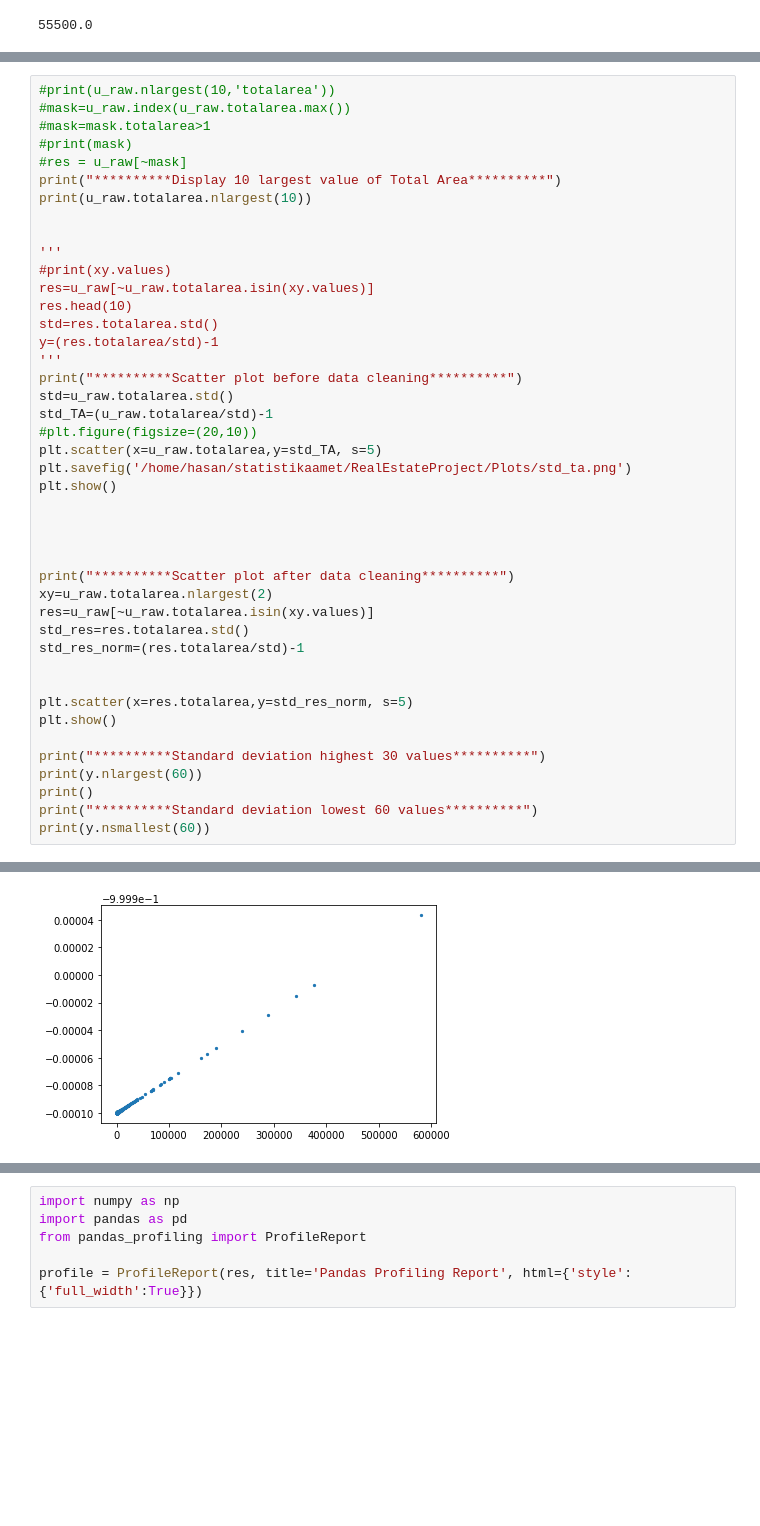
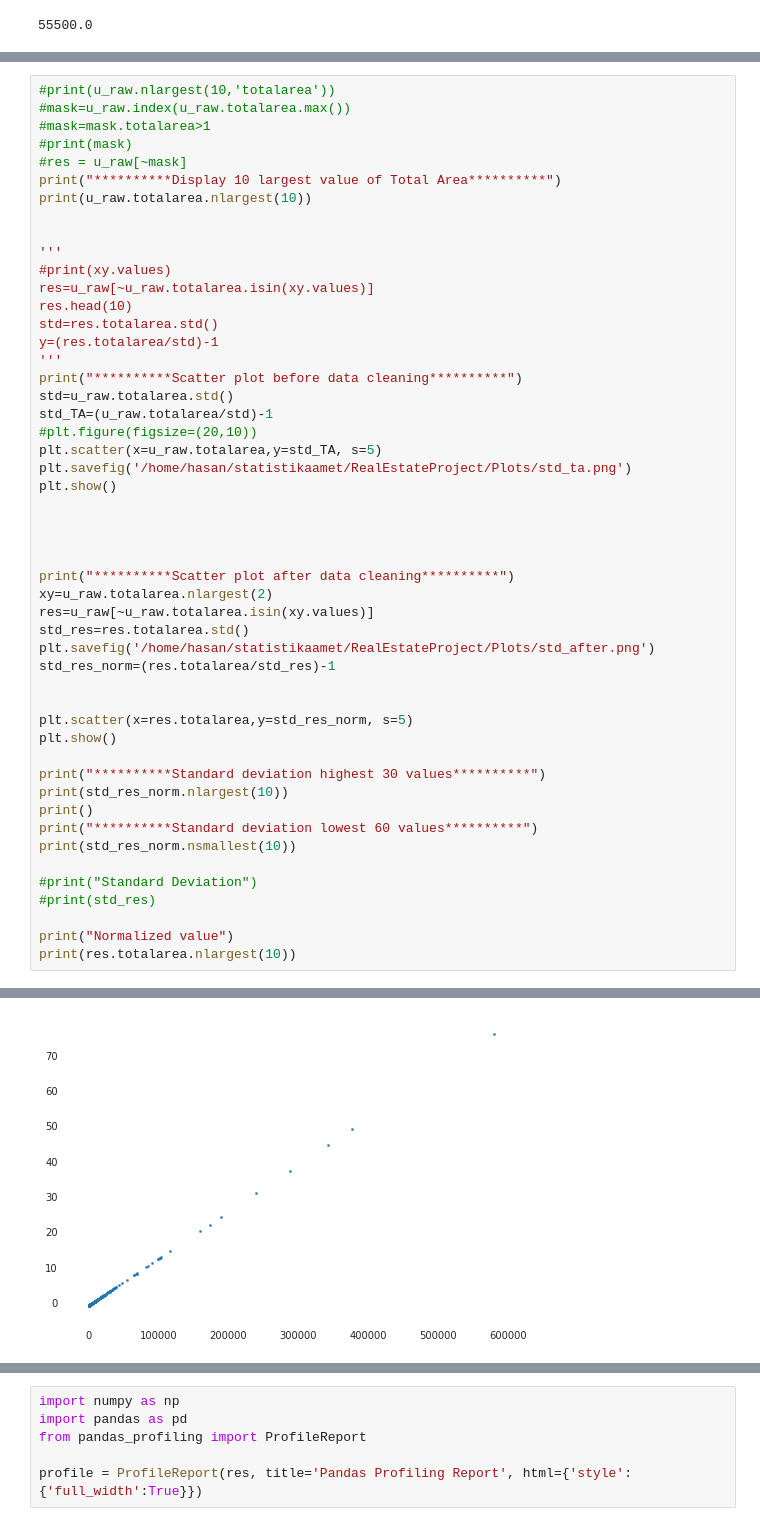
Before and after one commit to hasantanvir79/RealEstateProject, a Jupyter notebook: Exploratory Data Analysis and Data Cleaning.ipynb, the cells around one changed output, grey strips where cells are left out. Drawn from its saved outputs; the diff is of its cells as text; blank space fills up the shorter version.

```diff
--- a/Exploratory Data Analysis and Data Cleaning.ipynb
+++ b/Exploratory Data Analysis and Data Cleaning.ipynb
@@ -172,17 +172,24 @@ print("**********Scatter plot after data cleaning**********")
 xy=u_raw.totalarea.nlargest(2)
 res=u_raw[~u_raw.totalarea.isin(xy.values)]
 std_res=res.totalarea.std()
-std_res_norm=(res.totalarea/std)-1
+plt.savefig('/home/hasan/statistikaamet/RealEstateProject/Plots/std_after.png')
+std_res_norm=(res.totalarea/std_res)-1
 
 
 plt.scatter(x=res.totalarea,y=std_res_norm, s=5)
 plt.show()
 
 print("**********Standard deviation highest 30 values**********")
-print(y.nlargest(60))
+print(std_res_norm.nlargest(10))
 print()
 print("**********Standard deviation lowest 60 values**********")
-print(y.nsmallest(60))
+print(std_res_norm.nsmallest(10))
+
+#print("Standard Deviation")
+#print(std_res)
+
+print("Normalized value")
+print(res.totalarea.nlargest(10))
 # %% [output]
 **********Display 10 largest value of Total Area**********
 2290     3.920100e+11
@@ -201,3 +208,3 @@ Name: totalarea, dtype: float64
 **********Scatter plot after data cleaning**********
-[figure, old version]
+[figure, new version]
 **********Standard deviation highest 30 values**********
```
Also changed, not shown: parts of 2 cells of this notebook, 2 other files.
